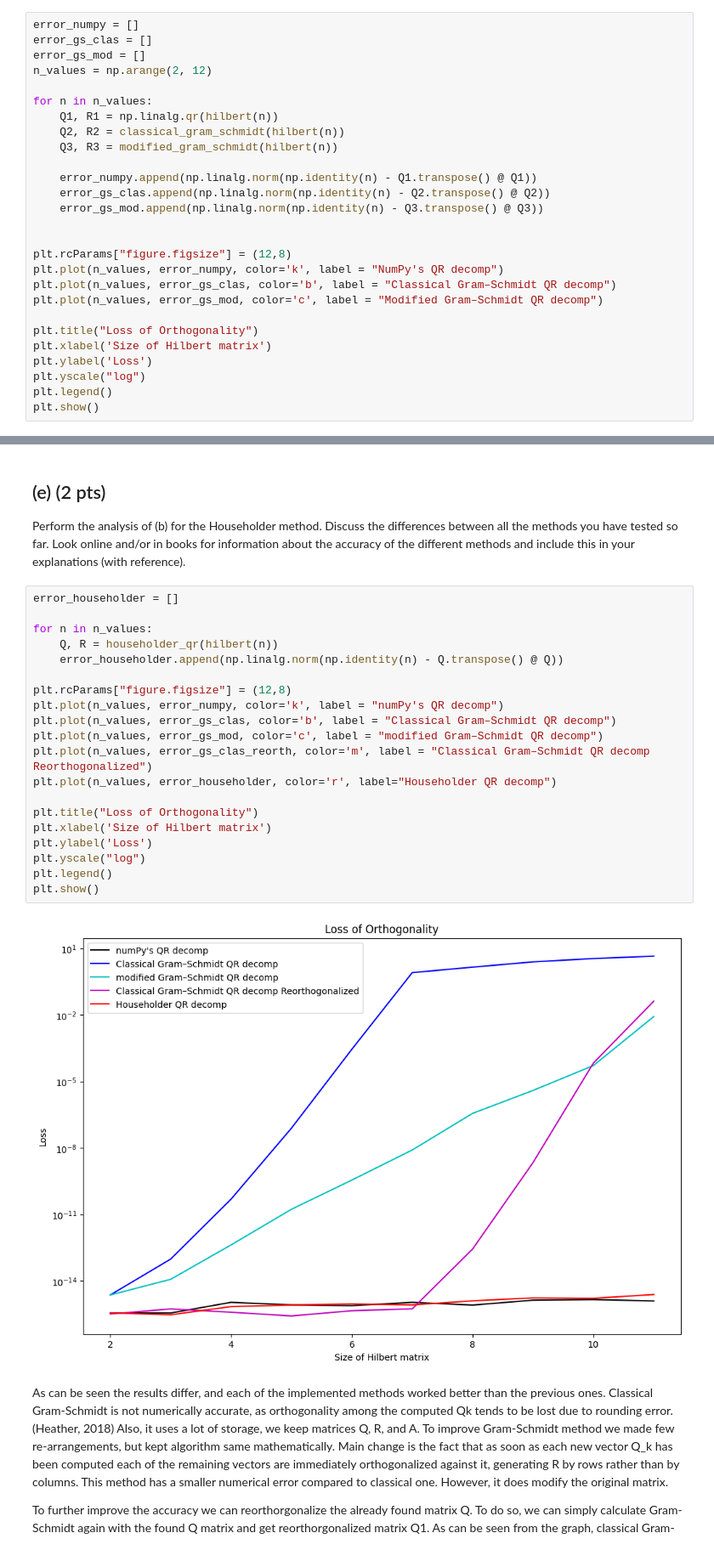
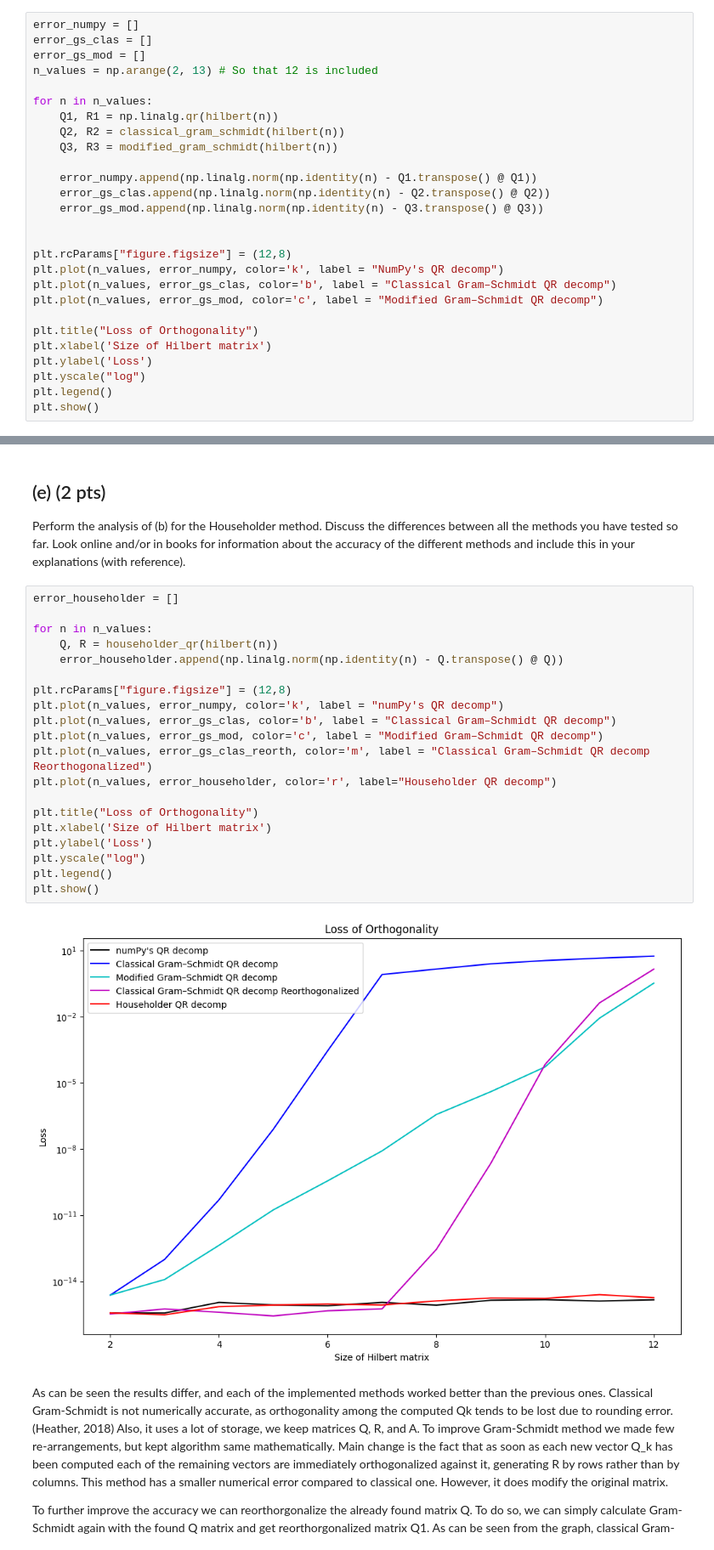
Before and after one commit to aM0NKE/NumericalAlgorithms, a Jupyter notebook: hw3_2022.ipynb, the cells around one changed output, grey strips where cells are left out. Shown at 85% size. Drawn from its saved outputs; the diff is of its cells as text.

```diff
--- a/hw3_2022.ipynb
+++ b/hw3_2022.ipynb
@@ -99,7 +99,7 @@ Let $H$ be a Hilbert matrix of size $n$ (see Computer Problem 2.6). Study the qu
 error_numpy = []
 error_gs_clas = []
 error_gs_mod = []
-n_values = np.arange(2, 12)
+n_values = np.arange(2, 13) # So that 12 is included
 
 for n in n_values:
     Q1, R1 = np.linalg.qr(hilbert(n))
@@ -238,25 +238,25 @@ Perform the analysis of (b) for the Householder method. Discuss the differences
 # %%
 error_householder = []
 
 for n in n_values:
     Q, R = householder_qr(hilbert(n))
     error_householder.append(np.linalg.norm(np.identity(n) - Q.transpose() @ Q))
 
 plt.rcParams["figure.figsize"] = (12,8)
 plt.plot(n_values, error_numpy, color='k', label = "numPy's QR decomp")
 plt.plot(n_values, error_gs_clas, color='b', label = "Classical Gram–Schmidt QR decomp")
-plt.plot(n_values, error_gs_mod, color='c', label = "modified Gram–Schmidt QR decomp")
+plt.plot(n_values, error_gs_mod, color='c', label = "Modified Gram–Schmidt QR decomp")
 plt.plot(n_values, error_gs_clas_reorth, color='m', label = "Classical Gram–Schmidt QR decomp Reorthogonalized")
 plt.plot(n_values, error_householder, color='r', label="Householder QR decomp")
 
 plt.title("Loss of Orthogonality")
 plt.xlabel('Size of Hilbert matrix')
 plt.ylabel('Loss')
 plt.yscale("log")
 plt.legend()
 plt.show()
 # %% [output]
-[figure, old version]
+[figure, new version]
 # %% [markdown]
 As can be seen the results differ, and each of the implemented methods worked better than the previous ones. Classical Gram-Schmidt is not numerically accurate, as orthogonality among the computed Qk tends to be lost due to rounding error. (Heather, 2018) Also, it uses a lot of storage, we keep matrices Q, R, and A.
 To improve Gram-Schmidt method we made few re-arrangements, but kept algorithm same mathematically. Main change is the fact that as soon as each new vector Q_k has been computed each of the remaining vectors are immediately orthogonalized against it, generating R by rows rather than by columns. This method has a smaller numerical error compared to classical one. However, it does modify the original matrix.
```
Also changed, not shown: parts of 2 cells of this notebook.
